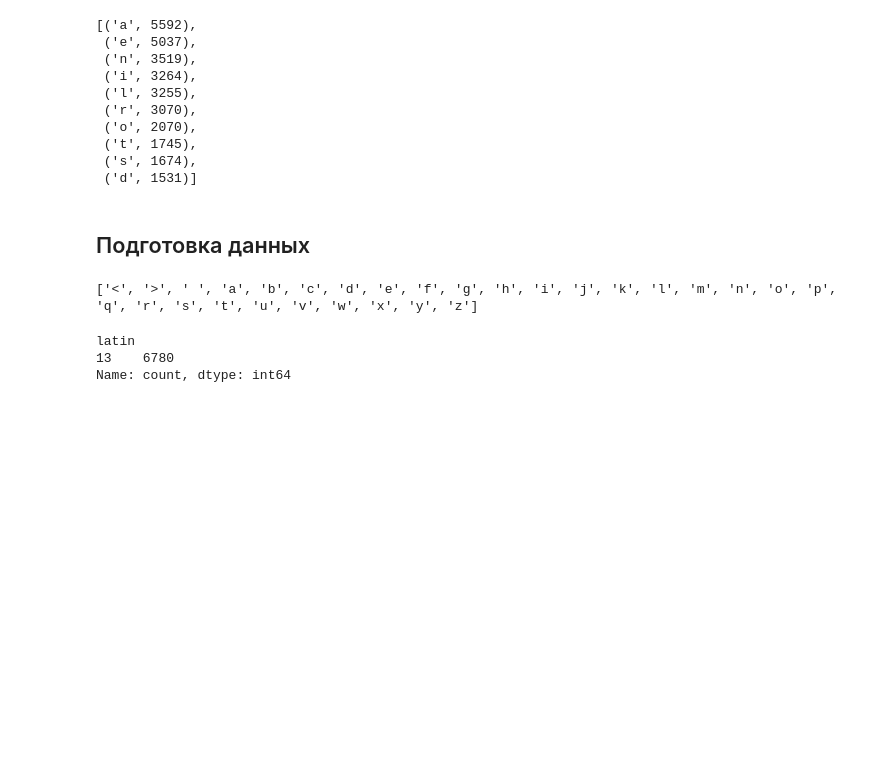
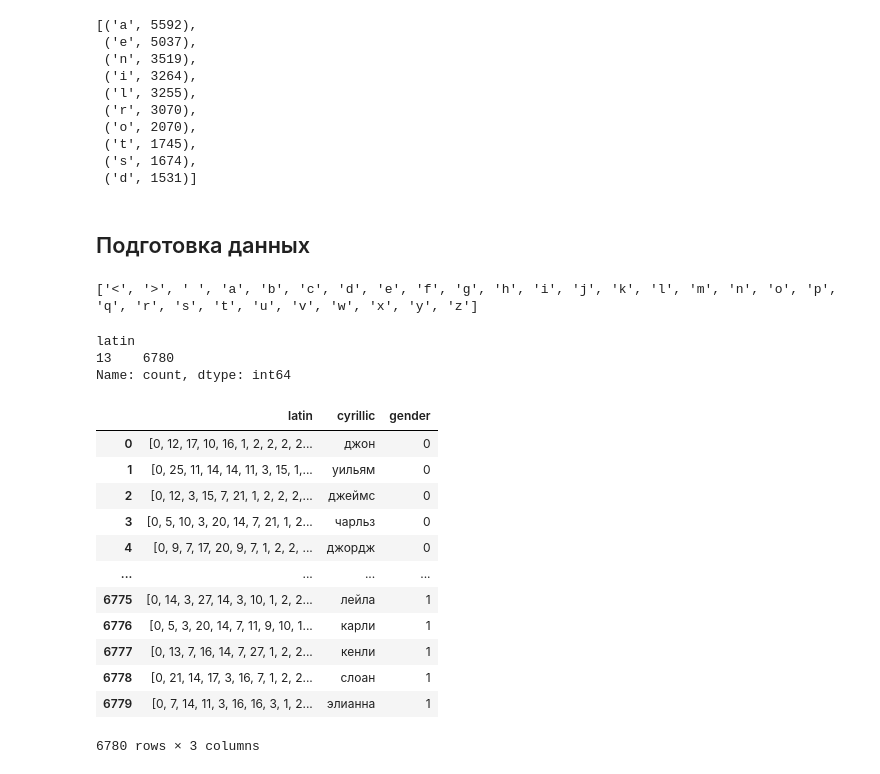
Before and after one commit to Magrusha/ds_pytorch-rnn-from-scratch, a Jupyter notebook: src/ml10.ipynb, the cells around one changed output. Cells and saved outputs as stored; diff of their text form; code cells hidden in the pictures; blank space fills up the shorter version.

```diff
--- a/src/ml10.ipynb
+++ b/src/ml10.ipynb
@@ -184,3 +187,19 @@ latin
 Name: count, dtype: int64
 # %%
 df['latin'] = df['latin'].apply(lambda x: [stoi[char] for char in x])
+# %%
+df
+# %% [output]
+|  | latin | cyrillic | gender |
+| 0 | [0, 12, 17, 10, 16, 1, 2, 2, 2, 2... | джон | 0 |
+| 1 | [0, 25, 11, 14, 14, 11, 3, 15, 1,... | уильям | 0 |
+| 2 | [0, 12, 3, 15, 7, 21, 1, 2, 2, 2,... | джеймс | 0 |
+| 3 | [0, 5, 10, 3, 20, 14, 7, 21, 1, 2... | чарльз | 0 |
+| 4 | [0, 9, 7, 17, 20, 9, 7, 1, 2, 2, ... | джордж | 0 |
+| ... | ... | ... | ... |
+| 6775 | [0, 14, 3, 27, 14, 3, 10, 1, 2, 2... | лейла | 1 |
+| 6776 | [0, 5, 3, 20, 14, 7, 11, 9, 10, 1... | карли | 1 |
+| 6777 | [0, 13, 7, 16, 14, 7, 27, 1, 2, 2... | кенли | 1 |
+| 6778 | [0, 21, 14, 17, 3, 16, 7, 1, 2, 2... | слоан | 1 |
+| 6779 | [0, 7, 14, 11, 3, 16, 16, 3, 1, 2... | элианна | 1 |
+6780 rows × 3 columns
```
Also changed, not shown: parts of 15 cells of this notebook.
